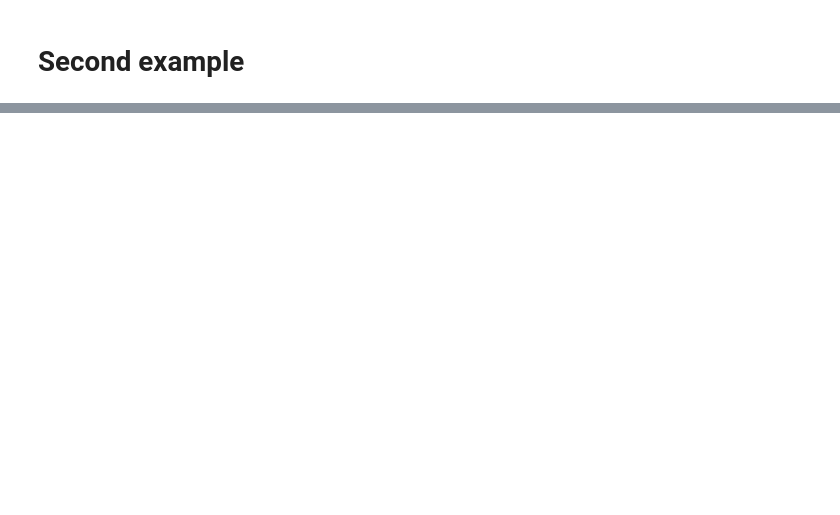
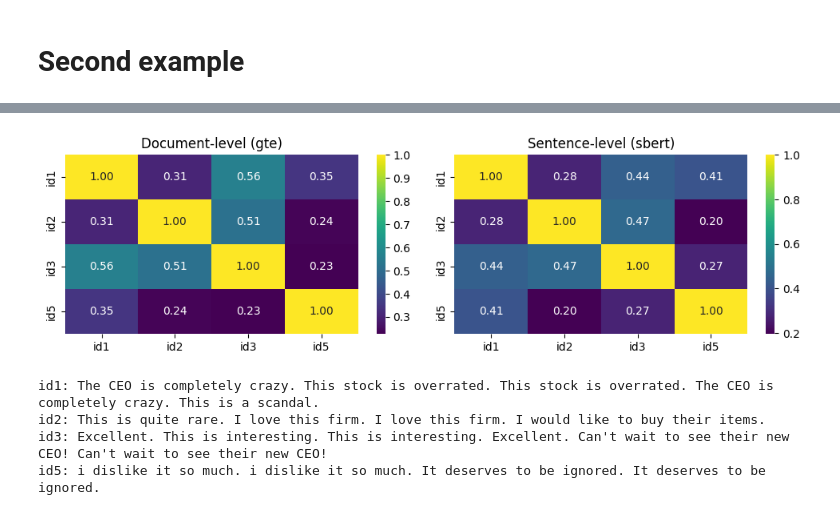
Before and after one commit to pirmil/A, a Jupyter notebook: doc_level_embeddings_2.ipynb, the cells around one changed output, grey strips where cells are left out. Drawn from its saved outputs; the diff is of its cells as text; code cells hidden in the pictures; blank space fills up the shorter version.

```diff
--- a/doc_level_embeddings_2.ipynb
+++ b/doc_level_embeddings_2.ipynb
@@ -120,0 +133,9 @@ id5: i dislike it so much. i dislike it so much. It deserves to be ignored. It d
+# %%
+df_bis_sbert, _ = select_first_n_occurences(df_bis_sbert, n=2)
+# %%
+embeddings = pd.DataFrame(sentence_model.encode(df_bis_sbert[col].to_list()), index=df_bis_sbert.index)
+embeddings = embeddings.groupby(df_bis_sbert["id_qis"]).mean()
+# %%
+res_sbert = pd.DataFrame(cosine_similarity(embeddings), index=embeddings.index, columns=embeddings.index)
+res_sbert.columns.name = res_sbert.index.name = ''
+res_sbert
@@ -120,0 +151,4 @@ id5: i dislike it so much. i dislike it so much. It deserves to be ignored. It d
+# %%
+display(pd.concat((res, res_sbert), axis=1, keys=['document-level (gte)', 'sentence-level (sbert)']))
+for id_qi in id_qis:
+    print(f"{id_qi}: {cctnd_contents[id_qi]}")
@@ -120,0 +166,18 @@ id5: i dislike it so much. i dislike it so much. It deserves to be ignored. It d
+# %%
+fig, axes = plt.subplots(1, 2, figsize=(10, 3))
+
+sns.heatmap(res, annot=True, fmt=".2f", cmap="viridis", ax=axes[0])
+axes[0].set_title('Document-level (gte)')
+sns.heatmap(res_sbert, annot=True, fmt=".2f", cmap="viridis", ax=axes[1])
+axes[1].set_title('Sentence-level (sbert)')
+
+plt.tight_layout()
+plt.show()
+for id_qi in id_qis:
+    print(f"{id_qi}: {cctnd_contents[id_qi]}")
+# %% [output]
+[figure, added]
+id1: The CEO is completely crazy. This stock is overrated. This stock is overrated. The CEO is completely crazy. This is a scandal.
+id2: This is quite rare. I love this firm. I love this firm. I would like to buy their items.
+id3: Excellent. This is interesting. This is interesting. Excellent. Can't wait to see their new CEO! Can't wait to see their new CEO!
+id5: i dislike it so much. i dislike it so much. It deserves to be ignored. It deserves to be ignored.
```
Also changed, not shown: parts of 13 cells of this notebook.
